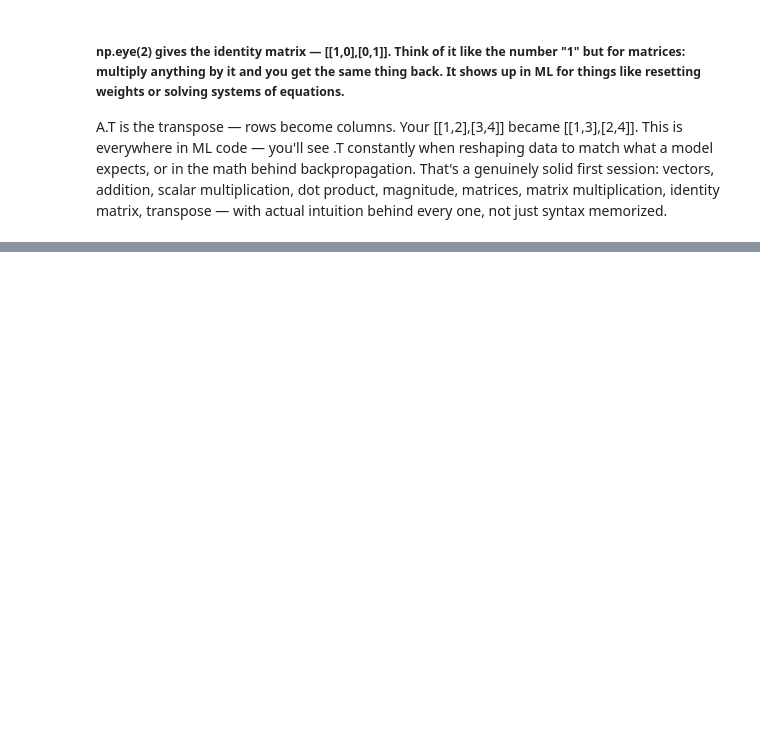
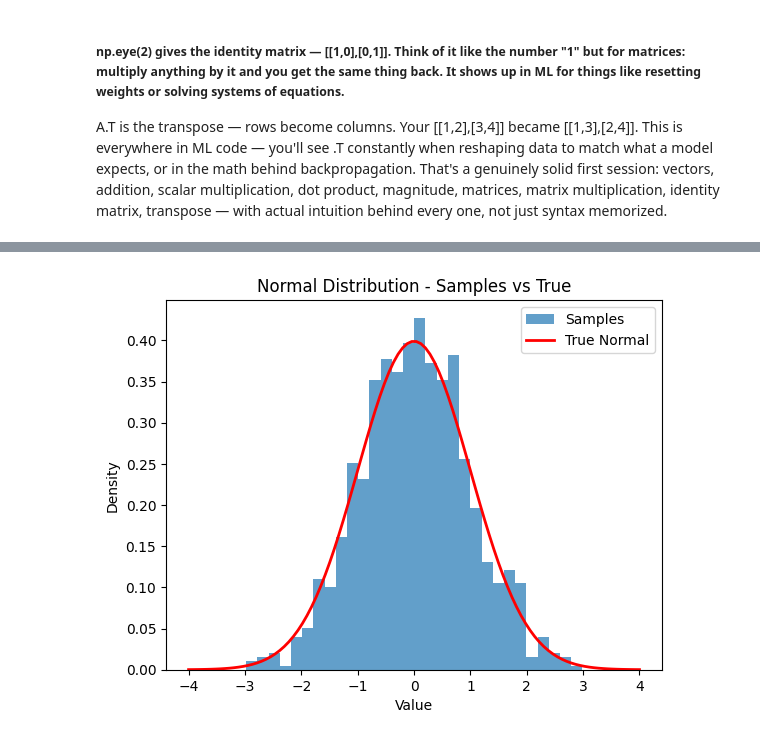
Before and after one commit to LokeswarMaddika/detoml, a Jupyter notebook: week-01-math/linear_algebra_basics.ipynb, the cells around one changed output, grey strips where cells are left out. Drawn from its saved outputs; the diff is of its cells as text; code cells hidden in the pictures; blank space fills up the shorter version.

```diff
--- a/week-01-math/linear_algebra_basics.ipynb
+++ b/week-01-math/linear_algebra_basics.ipynb
@@ -92,0 +206,13 @@ That's a genuinely solid first session: vectors, addition, scalar multiplication
+# %%
+x = np.linspace(-4, 4, 100)
+y = stats.norm.pdf(x, 0, 1)
+# %%
+plt.hist(samples, bins=30, density=True, alpha=0.7, label="Samples")
+plt.plot(x, y, color='red', linewidth=2, label="True Normal")
+plt.title("Normal Distribution - Samples vs True")
+plt.xlabel("Value")
+plt.ylabel("Density")
+plt.legend()
+plt.show()
+# %% [output]
+[figure, added]
```
Also changed, not shown: parts of 30 cells of this notebook, 1 other file.
